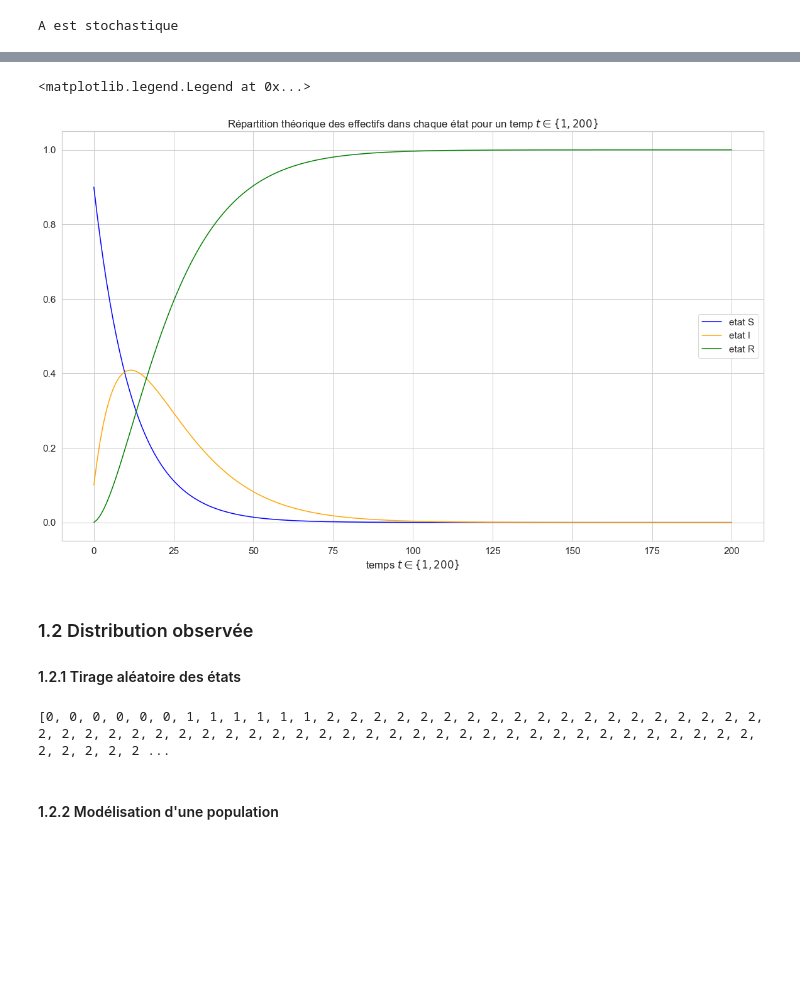
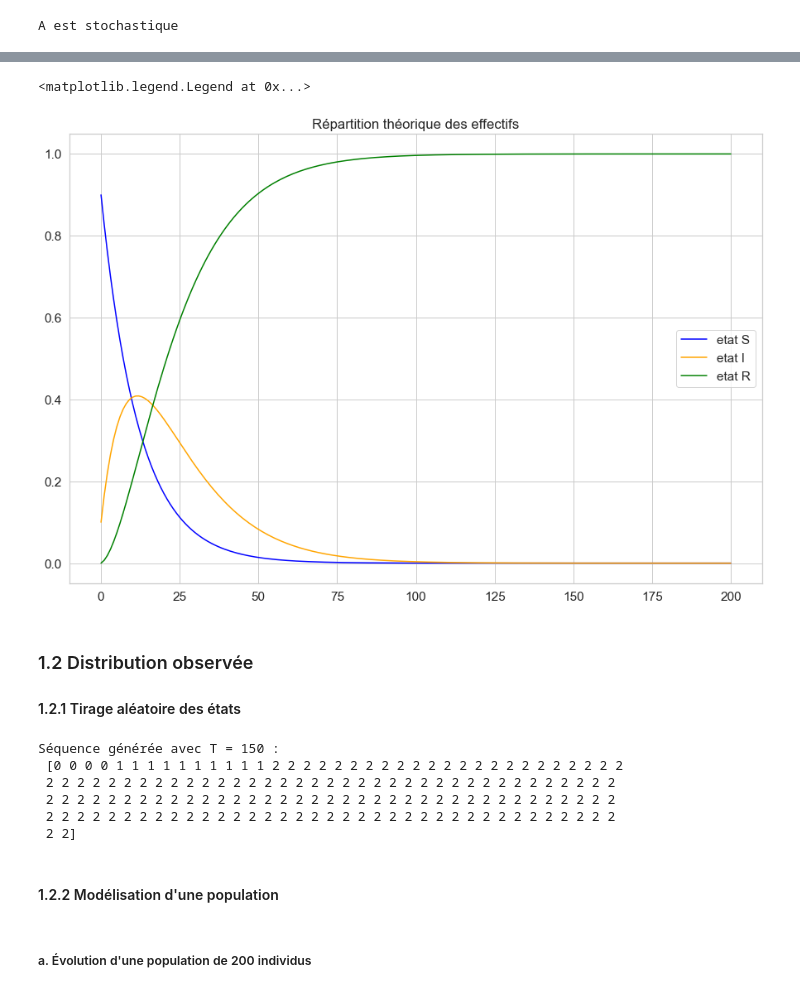
Before and after one commit to Meriadoc-gitgit/Markov-SIR, a Jupyter notebook: project.ipynb, the cells around one changed output, grey strips where cells are left out. Cells and saved outputs as stored; diff of their text form; code cells hidden in the pictures; blank space fills up the shorter version.

```diff
--- a/project.ipynb
+++ b/project.ipynb
@@ -12,7 +12,7 @@ import matplotlib as mpl
 import seaborn as sns
 sns.set(context="notebook", style="whitegrid", palette="hls", font="sans-serif", font_scale=1.4)
 from matplotlib import pyplot, transforms
-mpl.rcParams['figure.figsize'] = (20, 12)
+mpl.rcParams['figure.figsize'] = (15, 10)
 # %% [markdown]
 Considérons des populations constituées de 3 types d'individus. Chaque individu est dans un des 3 états : sain $S$, infecté $I$ ou guéri $R$.
 
@@ -87,45 +94,44 @@ On obtient $\pi_1 = \{0.76176,\, 0.21969,\, 0.01855\}$
 # %%
 # Calcul de la distrubution théorique, t entre 1 et 200
 pi_0 = [0.9, 0.1, 0]
 S, I, R = [pi_0[0]], [pi_0[1]], [pi_0[2]]
 for i in range(1,201) :
   pi_0 = np.dot(pi_0, A)
   S.append(pi_0[0]); I.append(pi_0[1]); R.append(pi_0[2])
 
 # Plot
 plt.plot(S, c="blue", label="etat S")
 plt.plot(I, c="orange", label="etat I")
 plt.plot(R, c="green", label="etat R")
 
-plt.xlabel(r"temps $t \in \{1,200\}$")
-
-plt.title(r"Répartition théorique des effectifs dans chaque état pour un temp $t \in \{1,200\}$")
+plt.title(r"Répartition théorique des effectifs")
 plt.legend(loc="center right")
 # %% [output]
 <matplotlib.legend.Legend at 0x...>
-[figure, old version]
+[figure, new version]
 # %% [markdown]
 ### 1.2 Distribution observée
 #### 1.2.1 Tirage aléatoire des états
 # %%
 # Pour générer une séquence aléatoire de taille T avec la chaine de Markov donnée ci-dessus
-def generate_markov_sequence(pi_0, A, T):
-  # Vérifier que les dimensions de pi_0 et A sont cohérentes
-  if len(pi_0) != len(A) or any(len(row) != len(A) for row in A):
-    raise ValueError("Les dimensions de pi_0 et A ne sont pas compatibles.")
+def generate_markov_sequence(T, pi_0, A):
+  """
+  Générer une séquence aléatoire de taille T avec la chaine de Markov fournie.
 
-  # Générer le premier état selon la distribution initiale pi_0
-  current_state = np.random.choice(len(pi_0), p=pi_0)
-  sequence = [current_state]
+  Paramètres
+  ---------
+    T : le temps passé par l'individu
+    pi_0 : état pi_0 de début
+    A : matrice de transition
+  """
+  current_state = np.random.choice([0, 1, 2], p=pi_0)
+  sequence = []   # États par lesquels un individu durant T jours
 
-  # Générer les états suivants en utilisant la matrice de transition A
-  for _ in range(1, T):
-    probabilities = A[current_state]
-    next_state = np.random.choice(len(probabilities), p=probabilities)
-    sequence.append(next_state)
-    current_state = next_state
+  for _ in range(T) :
+    sequence.append(current_state)
+    current_state = np.random.choice([0, 1, 2], p=A[current_state])
 
-  return sequence
+  return np.array(sequence)
 
 
 # Définition des paramètres
@@ -134,9 +140,14 @@ A = [[0.92, 0.08, 0], [0, 0.93, 0.07], [0, 0, 1]]
 pi_0 = [0.9, 0.1, 0]
 
 # Générer la séquence aléatoire
-sequence = generate_markov_sequence(pi_0, A, T)
-print(sequence)
+sequence = generate_markov_sequence(T, pi_0, A)
+print("Séquence générée avec T =", T, ":\n", sequence)
 # %% [output]
-[0, 0, 0, 0, 0, 0, 1, 1, 1, 1, 1, 1, 2, 2, 2, 2, 2, 2, 2, 2, 2, 2, 2, 2, 2, 2, 2, 2, 2, 2, 2, 2, 2, 2, 2, 2, 2, 2, 2, 2, 2, 2, 2, 2, 2, 2, 2, 2, 2, 2, 2, 2, 2, 2, 2, 2, 2, 2, 2, 2, 2, 2, 2, 2, 2, 2, 2 ...
+Séquence générée avec T = 150 :
+ [0 0 0 0 1 1 1 1 1 1 1 1 1 1 2 2 2 2 2 2 2 2 2 2 2 2 2 2 2 2 2 2 2 2 2 2 2
+ 2 2 2 2 2 2 2 2 2 2 2 2 2 2 2 2 2 2 2 2 2 2 2 2 2 2 2 2 2 2 2 2 2 2 2 2 2
+ 2 2 2 2 2 2 2 2 2 2 2 2 2 2 2 2 2 2 2 2 2 2 2 2 2 2 2 2 2 2 2 2 2 2 2 2 2
+ 2 2 2 2 2 2 2 2 2 2 2 2 2 2 2 2 2 2 2 2 2 2 2 2 2 2 2 2 2 2 2 2 2 2 2 2 2
+ 2 2]
 # %% [markdown]
 #### 1.2.2 Modélisation d'une population
@@ -142,0 +157,2 @@ print(sequence)
+# %% [markdown]
+##### a. Évolution d'une population de 200 individus
```
Also changed, not shown: parts of 16 cells of this notebook, 1 other file.
